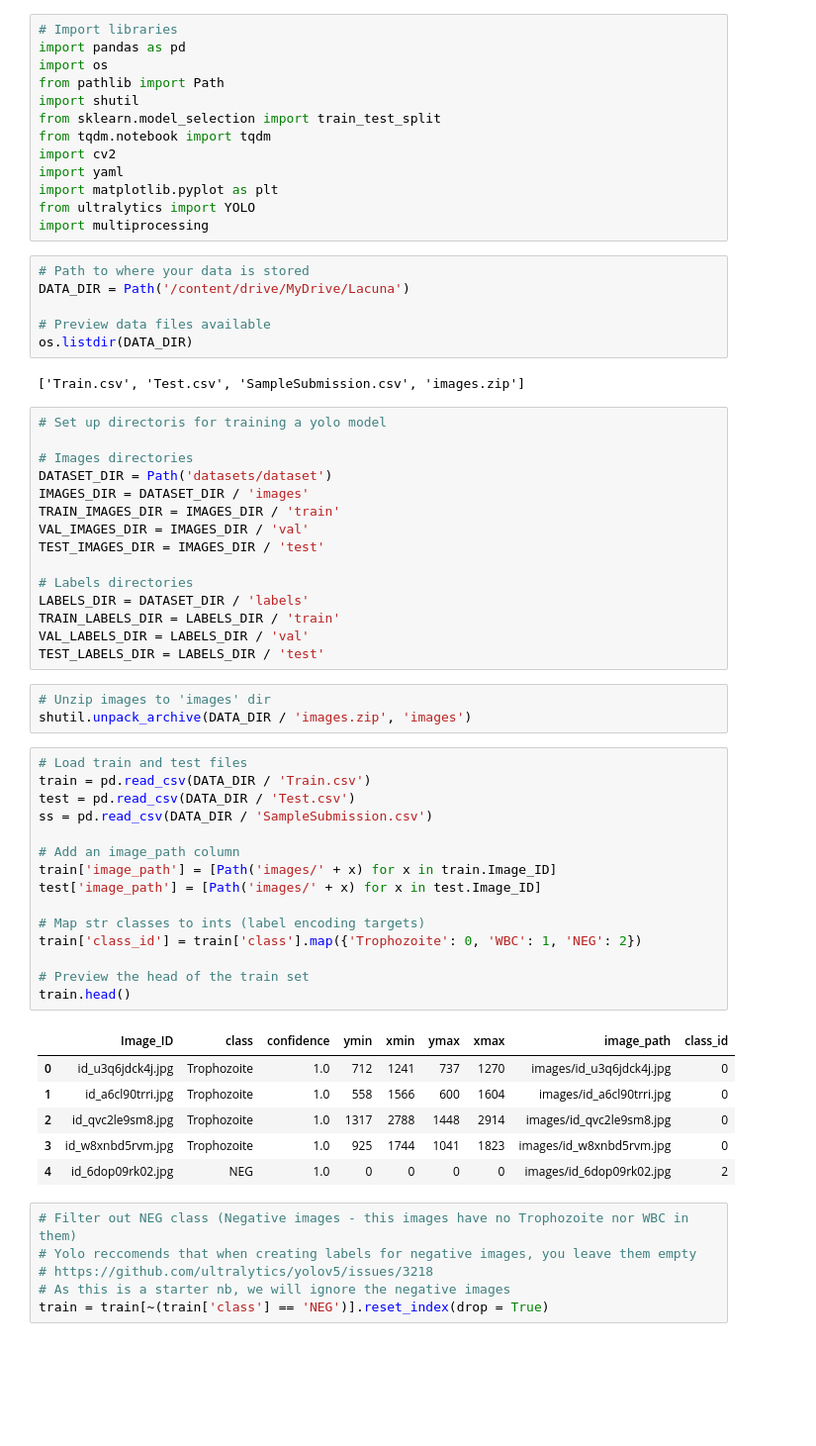
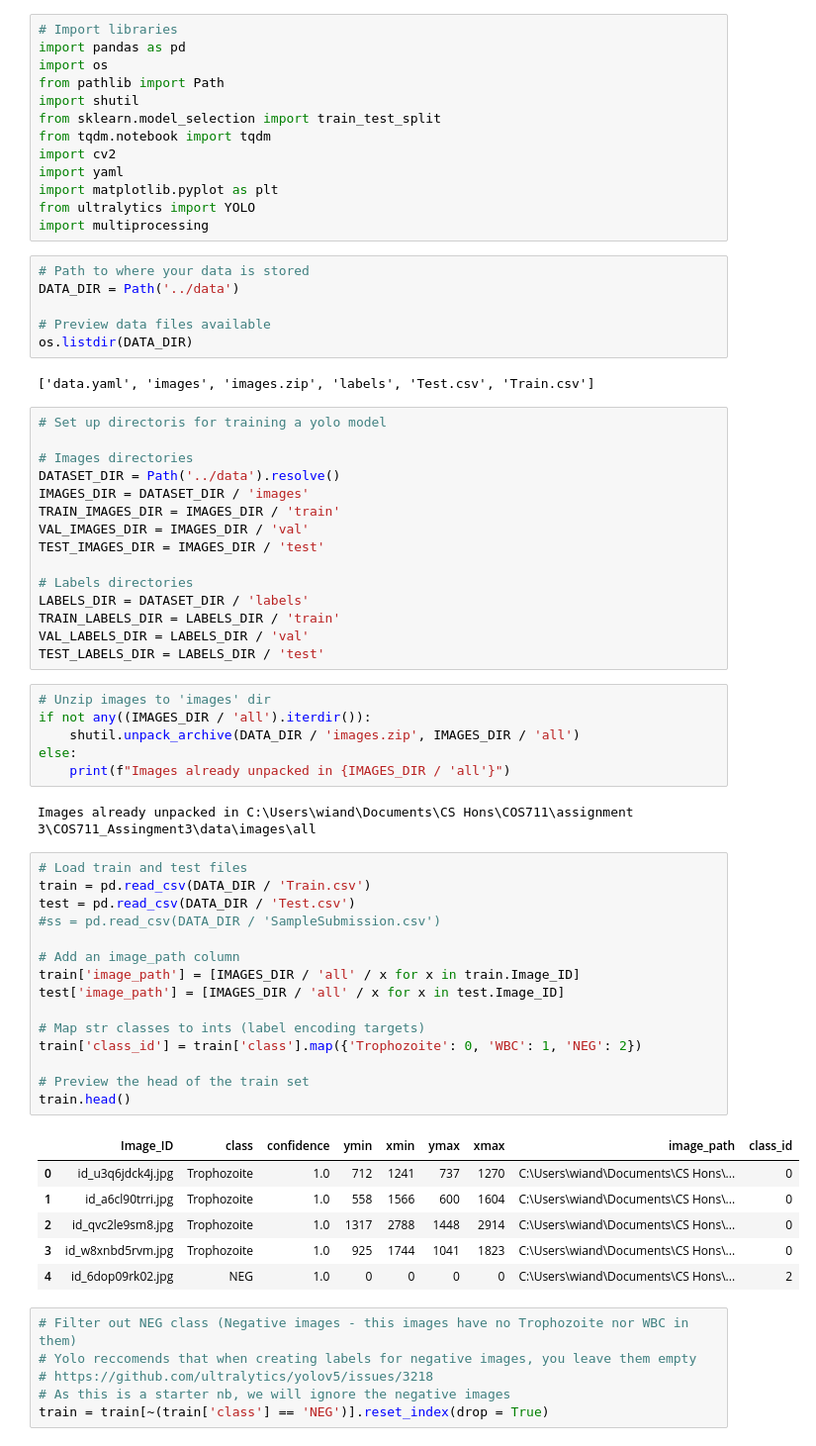
Before and after one commit to Krygsmancode/COS711_Assingment3, a Jupyter notebook: notebooks/Lacuna_Malaria_Detection_Challenge_Starter.ipynb, the cells around one changed output. Shown at 99% size. Drawn from its saved outputs; the diff is of its cells as text; blank space fills up the shorter version.

```diff
--- a/notebooks/Lacuna_Malaria_Detection_Challenge_Starter.ipynb
+++ b/notebooks/Lacuna_Malaria_Detection_Challenge_Starter.ipynb
@@ -38,17 +40,17 @@ from ultralytics import YOLO
 import multiprocessing
 # %%
 # Path to where your data is stored
-DATA_DIR = Path('/content/drive/MyDrive/Lacuna')
+DATA_DIR = Path('../data')
 
 # Preview data files available
 os.listdir(DATA_DIR)
 # %% [output]
-['Train.csv', 'Test.csv', 'SampleSubmission.csv', 'images.zip']
+['data.yaml', 'images', 'images.zip', 'labels', 'Test.csv', 'Train.csv']
 # %%
 # Set up directoris for training a yolo model
 
 # Images directories
-DATASET_DIR = Path('datasets/dataset')
+DATASET_DIR = Path('../data').resolve()
 IMAGES_DIR = DATASET_DIR / 'images'
 TRAIN_IMAGES_DIR = IMAGES_DIR / 'train'
 VAL_IMAGES_DIR = IMAGES_DIR / 'val'
@@ -61,29 +63,34 @@ VAL_LABELS_DIR = LABELS_DIR / 'val'
 TEST_LABELS_DIR = LABELS_DIR / 'test'
 # %%
 # Unzip images to 'images' dir
-shutil.unpack_archive(DATA_DIR / 'images.zip', 'images')
+if not any((IMAGES_DIR / 'all').iterdir()):
+    shutil.unpack_archive(DATA_DIR / 'images.zip', IMAGES_DIR / 'all')
+else:
+    print(f"Images already unpacked in {IMAGES_DIR / 'all'}")
+# %% [output]
+Images already unpacked in C:\Users\wiand\Documents\CS Hons\COS711\assignment 3\COS711_Assingment3\data\images\all
 # %%
 # Load train and test files
 train = pd.read_csv(DATA_DIR / 'Train.csv')
 test = pd.read_csv(DATA_DIR / 'Test.csv')
-ss = pd.read_csv(DATA_DIR / 'SampleSubmission.csv')
+#ss = pd.read_csv(DATA_DIR / 'SampleSubmission.csv')
 
 # Add an image_path column
-train['image_path'] = [Path('images/' + x) for x in train.Image_ID]
-test['image_path'] = [Path('images/' + x) for x in test.Image_ID]
+train['image_path'] = [IMAGES_DIR / 'all' / x for x in train.Image_ID]
+test['image_path'] = [IMAGES_DIR / 'all' / x for x in test.Image_ID]
 
 # Map str classes to ints (label encoding targets)
 train['class_id'] = train['class'].map({'Trophozoite': 0, 'WBC': 1, 'NEG': 2})
 
 # Preview the head of the train set
 train.head()
 # %% [output]
 |  | Image_ID | class | confidence | ymin | xmin | ymax | xmax | image_path | class_id |
-| 0 | id_u3q6jdck4j.jpg | Trophozoite | 1.0 | 712 | 1241 | 737 | 1270 | images/id_u3q6jdck4j.jpg | 0 |
-| 1 | id_a6cl90trri.jpg | Trophozoite | 1.0 | 558 | 1566 | 600 | 1604 | images/id_a6cl90trri.jpg | 0 |
-| 2 | id_qvc2le9sm8.jpg | Trophozoite | 1.0 | 1317 | 2788 | 1448 | 2914 | images/id_qvc2le9sm8.jpg | 0 |
-| 3 | id_w8xnbd5rvm.jpg | Trophozoite | 1.0 | 925 | 1744 | 1041 | 1823 | images/id_w8xnbd5rvm.jpg | 0 |
-| 4 | id_6dop09rk02.jpg | NEG | 1.0 | 0 | 0 | 0 | 0 | images/id_6dop09rk02.jpg | 2 |
+| 0 | id_u3q6jdck4j.jpg | Trophozoite | 1.0 | 712 | 1241 | 737 | 1270 | C:\Users\wiand\Documents\CS Hons\... | 0 |
+| 1 | id_a6cl90trri.jpg | Trophozoite | 1.0 | 558 | 1566 | 600 | 1604 | C:\Users\wiand\Documents\CS Hons\... | 0 |
+| 2 | id_qvc2le9sm8.jpg | Trophozoite | 1.0 | 1317 | 2788 | 1448 | 2914 | C:\Users\wiand\Documents\CS Hons\... | 0 |
+| 3 | id_w8xnbd5rvm.jpg | Trophozoite | 1.0 | 925 | 1744 | 1041 | 1823 | C:\Users\wiand\Documents\CS Hons\... | 0 |
+| 4 | id_6dop09rk02.jpg | NEG | 1.0 | 0 | 0 | 0 | 0 | C:\Users\wiand\Documents\CS Hons\... | 2 |
 # %%
 # Filter out NEG class (Negative images - this images have no Trophozoite nor WBC in them)
 # Yolo reccomends that when creating labels for negative images, you leave them empty
```
Also changed, not shown: parts of 13 cells of this notebook, 1 other file.
